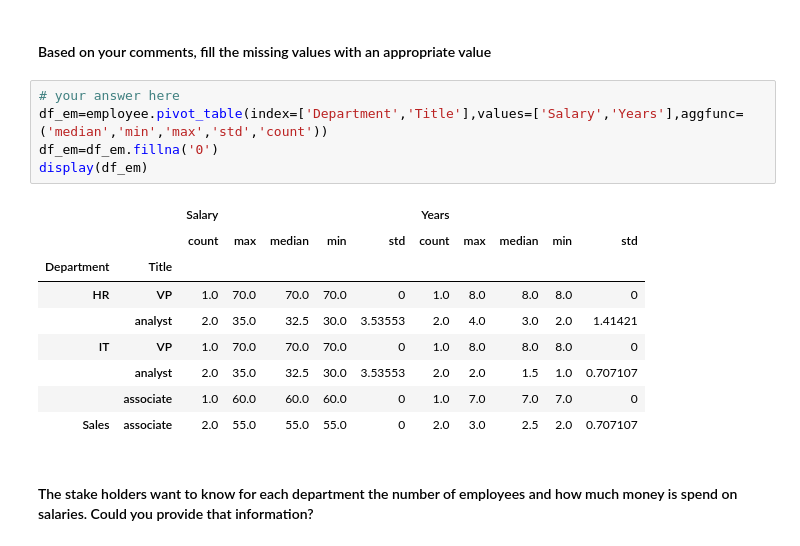
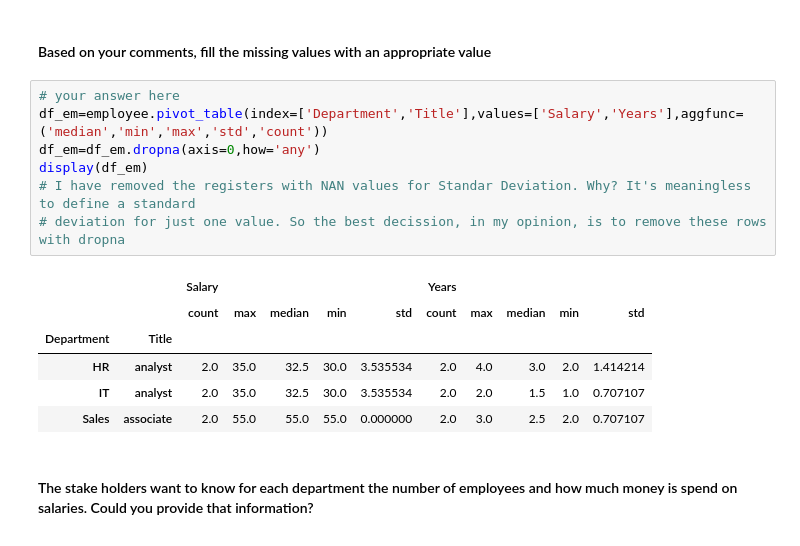
Before and after one commit to ironhack-datalabs/mad-oct-2018, a Jupyter notebook: module-2/lab-pivot-table-and-correlation/your_code/main.ipynb, the cells around one changed output. Drawn from its saved outputs; the diff is of its cells as text.

Commit message:
lab-pivot MOD #5 Modifications on NAN values

```diff
--- a/module-2/lab-pivot-table-and-correlation/your_code/main.ipynb
+++ b/module-2/lab-pivot-table-and-correlation/your_code/main.ipynb
@@ -102,18 +102,17 @@ display(employee.pivot_table(index=['Department','Title'],values=['Salary','Year
 # %%
 # your answer here
 df_em=employee.pivot_table(index=['Department','Title'],values=['Salary','Years'],aggfunc=('median','min','max','std','count'))
-df_em=df_em.fillna('0')
+df_em=df_em.dropna(axis=0,how='any')
 display(df_em)
+# I have removed the registers with NAN values for Standar Deviation. Why? It's meaningless to define a standard
+# deviation for just one value. So the best decission, in my opinion, is to remove these rows with dropna
 # %% [output]
 |  |  | Salary |  |  |  |  | Years |  |  |  |  |
 |  |  | count | max | median | min | std | count | max | median | min | std |
 | Department | Title |  |  |  |  |  |  |  |  |  |  |
-| HR | VP | 1.0 | 70.0 | 70.0 | 70.0 | 0 | 1.0 | 8.0 | 8.0 | 8.0 | 0 |
-|  | analyst | 2.0 | 35.0 | 32.5 | 30.0 | 3.53553 | 2.0 | 4.0 | 3.0 | 2.0 | 1.41421 |
-| IT | VP | 1.0 | 70.0 | 70.0 | 70.0 | 0 | 1.0 | 8.0 | 8.0 | 8.0 | 0 |
-|  | analyst | 2.0 | 35.0 | 32.5 | 30.0 | 3.53553 | 2.0 | 2.0 | 1.5 | 1.0 | 0.707107 |
-|  | associate | 1.0 | 60.0 | 60.0 | 60.0 | 0 | 1.0 | 7.0 | 7.0 | 7.0 | 0 |
-| Sales | associate | 2.0 | 55.0 | 55.0 | 55.0 | 0 | 2.0 | 3.0 | 2.5 | 2.0 | 0.707107 |
+| HR | analyst | 2.0 | 35.0 | 32.5 | 30.0 | 3.535534 | 2.0 | 4.0 | 3.0 | 2.0 | 1.414214 |
+| IT | analyst | 2.0 | 35.0 | 32.5 | 30.0 | 3.535534 | 2.0 | 2.0 | 1.5 | 1.0 | 0.707107 |
+| Sales | associate | 2.0 | 55.0 | 55.0 | 55.0 | 0.000000 | 2.0 | 3.0 | 2.5 | 2.0 | 0.707107 |
 # %% [markdown]
 #### The stake holders want to know for each department the number of employees and how much money is spend on salaries. Could you provide that information?
 # %%
```
